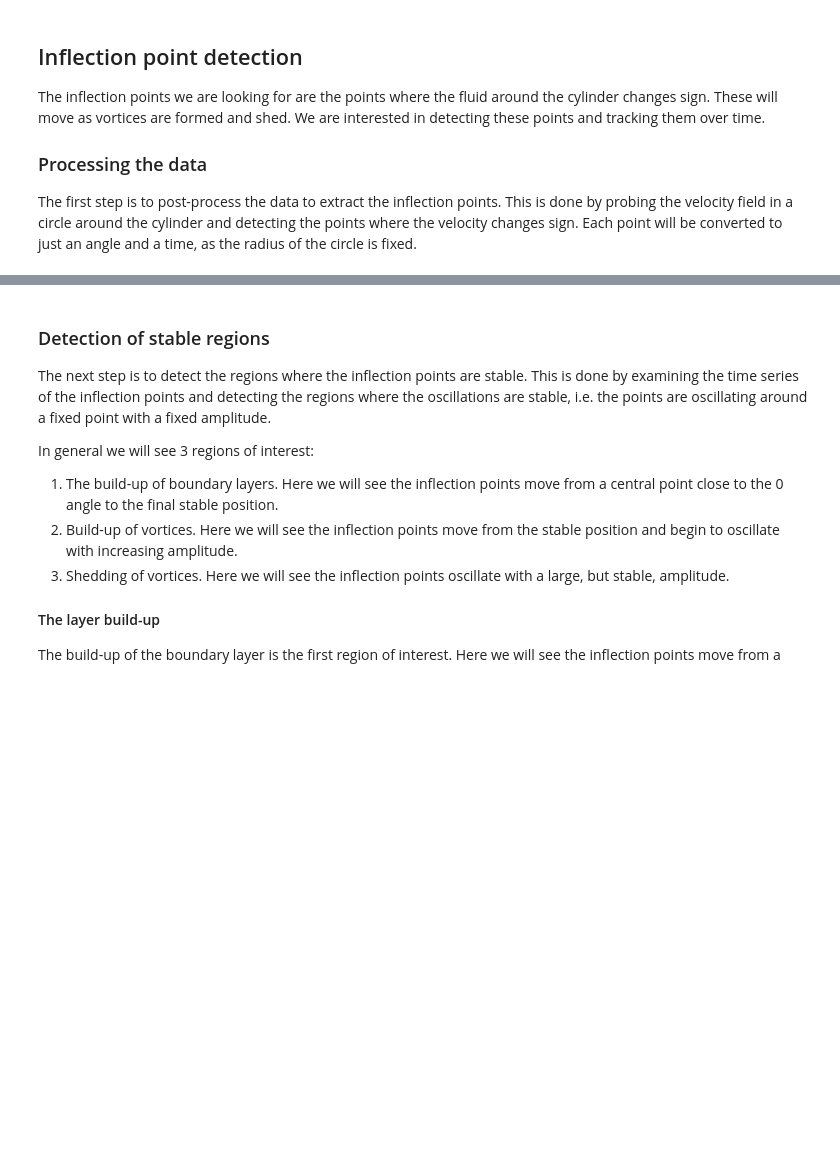
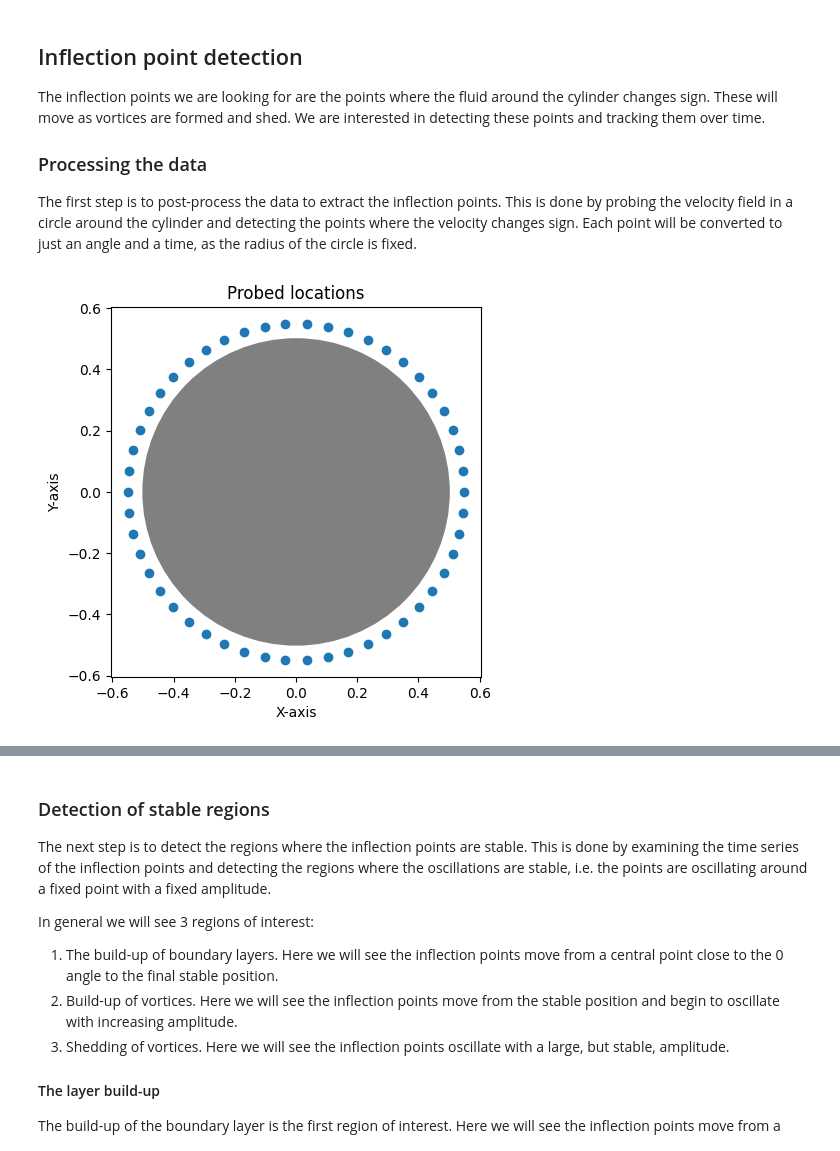
Before and after one commit to ExtremeFLOW/neko-top, a Jupyter notebook: scripts/notebooks/inflection_points.ipynb, the cells around one changed output, grey strips where cells are left out. Cells and saved outputs as stored; diff of their text form; code cells hidden in the pictures; blank space fills up the shorter version.

Commit message:
Update notebooks to reflect the split approach to the benchmark

```diff
--- a/scripts/notebooks/inflection_points.ipynb
+++ b/scripts/notebooks/inflection_points.ipynb
@@ -15,3 +19,8 @@ detecting the points where the velocity changes sign. Each point will be
 converted to just an angle and a time, as the radius of the circle is fixed.
 # %%
 # Assign flags for debugging to alter the behaviour of the program
+
+debug = False
+root_folder = "../../"
+# data_folder = "logs/cylinder_benchmark"
+data_folder = "results/cylinder_benchmark"
@@ -59,18 +50,6 @@ try:
 except:
     sys.path.append(root_folder + "scripts/modules")
     from nekotop import *
-
-# Setup the paths for the project
-path = os.path.realpath(os.path.join(os.getcwd(), root_folder + data_folder))
-
-# Check that the folder exists
-if not os.path.exists(path):
-    print("The path to the results folder does not exist.")
-    print("Please run the benchmark first.")
-    print("\tcd NEKO_TOP_ROOT")
-    print("\t./setup.sh")
-    print("\t./run.sh cylinder_benchmark")
-    exit(404)
 # %% [markdown]
 ## Inflection point detection
 
@@ -86,10 +65,27 @@ detecting the points where the velocity changes sign. Each point will be
 converted to just an angle and a time, as the radius of the circle is fixed.
 # %%
 # Load data from the file and plot them to indicate where the probes are located
-if debug:
+if __name__ == "__main__":
+
+    if debug:
+        print("Debug mode enabled")
+
+    # Setup the paths for the project
+    path = os.path.realpath(
+        os.path.join(os.getcwd(), root_folder + data_folder)
+    )
+
+    # Check that the folder exists
+    if not os.path.exists(path):
+        print("The path to the results folder does not exist.")
+        print("Please run the benchmark first.")
+        print("\tcd NEKO_TOP_ROOT")
+        print("\t./setup.sh")
+        print("\t./run.sh cylinder_benchmark")
+        exit(404)
 
     # Read in the file and setup the data
-    file_name = "meshed_inflection.csv"
+    file_name = "meshed/inflection.csv"
 
     # Check that the file exists
     if not os.path.exists(file_name):
@@ -102,33 +98,35 @@ if debug:
 
         probes = Probes(file_name)
 
         points = probes.points
         fields = np.asarray(
             [probes.fields["u"][:], probes.fields["v"][:]]
         ).transpose()
         times = probes.times
         field_names = probes.field_names
 
         N_points = points.shape[0]
         N_fields = fields.shape[1]
         N_times = times.shape[0]
         is_initialized = True
         del probes
 
     # Plot the points in a 2D plot. (Z-axis should be constant)
     fig = plt.figure()
     ax = fig.add_subplot(111)
     ax.scatter(points[:, 0], points[:, 1])
 
     # Add a circle for the cylinder boundary with radius 0.5
     circle = plt.Circle((0, 0), 0.5, color="gray", fill=True)
     ax.add_artist(circle)
 
     ax.set_aspect("equal")
     plt.title("Probed locations")
     plt.xlabel("X-axis")
     plt.ylabel("Y-axis")
     plt.show()
+# %% [output]
+[figure, added]
 # %%
 def compute_angle(center, point, axis=np.array([1.0, 0.0, 0.0])):
     """
```
Also changed, not shown: parts of 9 cells of this notebook, 1 other file.
